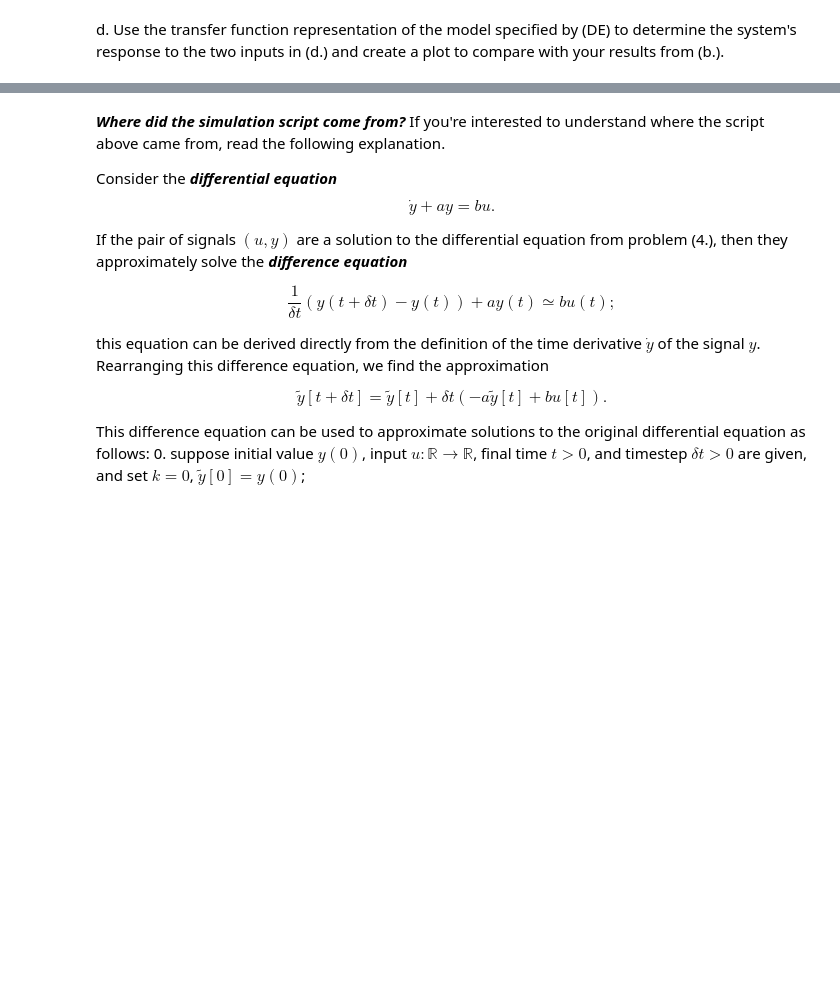
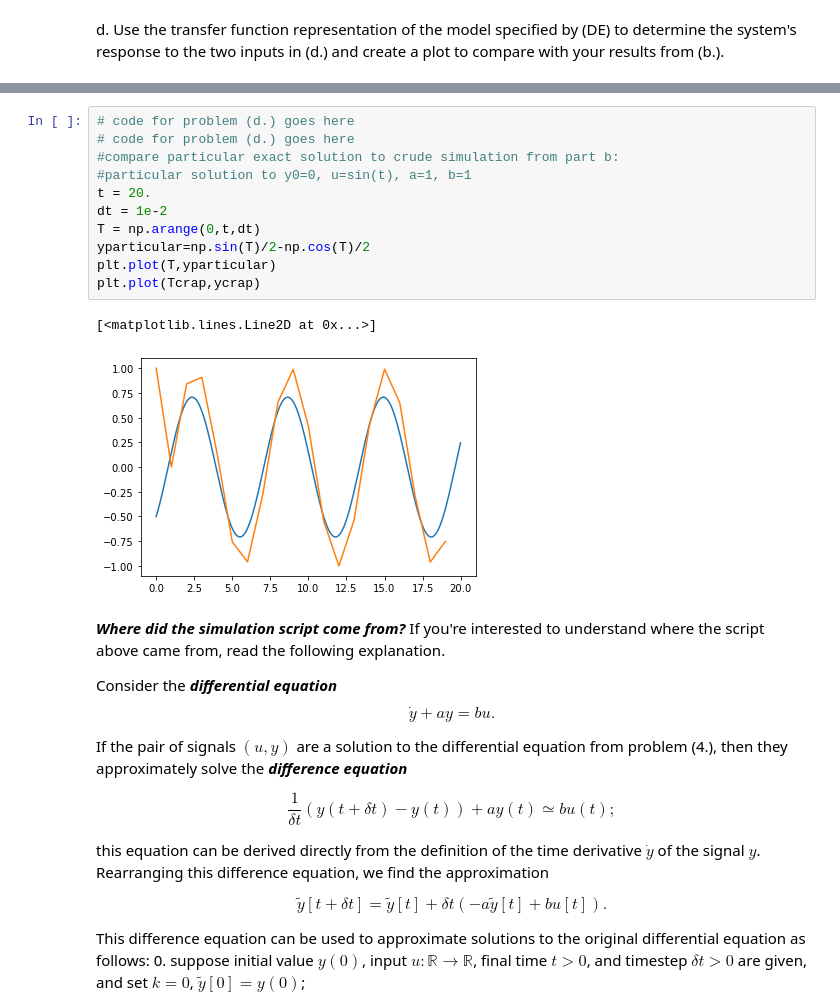
Before and after one commit to JGSuw/ee447_hw_solutions_public, a Jupyter notebook: 447_hw1_solution.ipynb, the cells around one changed output, grey strips where cells are left out. Drawn from its saved outputs; the diff is of its cells as text; blank space fills up the shorter version.

```diff
--- a/447_hw1_solution.ipynb
+++ b/447_hw1_solution.ipynb
@@ -422,3 +388,17 @@ plt.legend()
+# %%
+# code for problem (d.) goes here
+# code for problem (d.) goes here
+#compare particular exact solution to crude simulation from part b:
+#particular solution to y0=0, u=sin(t), a=1, b=1
+t = 20.
+dt = 1e-2
+T = np.arange(0,t,dt)
+yparticular=np.sin(T)/2-np.cos(T)/2
+plt.plot(T,yparticular)
+plt.plot(Tcrap,ycrap)
+# %% [output]
+[<matplotlib.lines.Line2D at 0x...>]
+[figure, added]
 # %% [markdown]
 ***Where did the simulation script come from?*** If you're interested to understand where the script above came from, read the following explanation.
 
```
Also changed, not shown: parts of 13 cells of this notebook, 1 other file.
